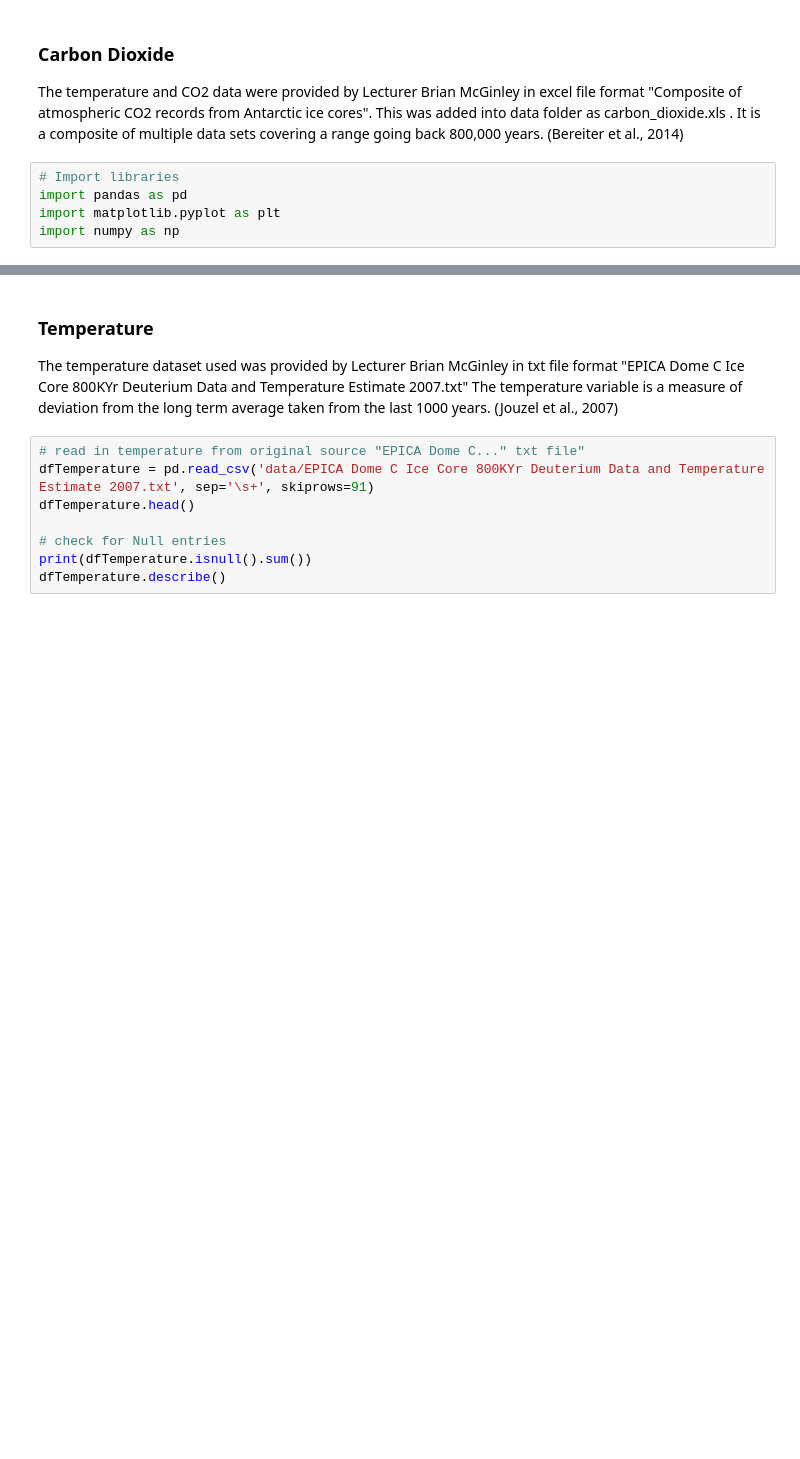
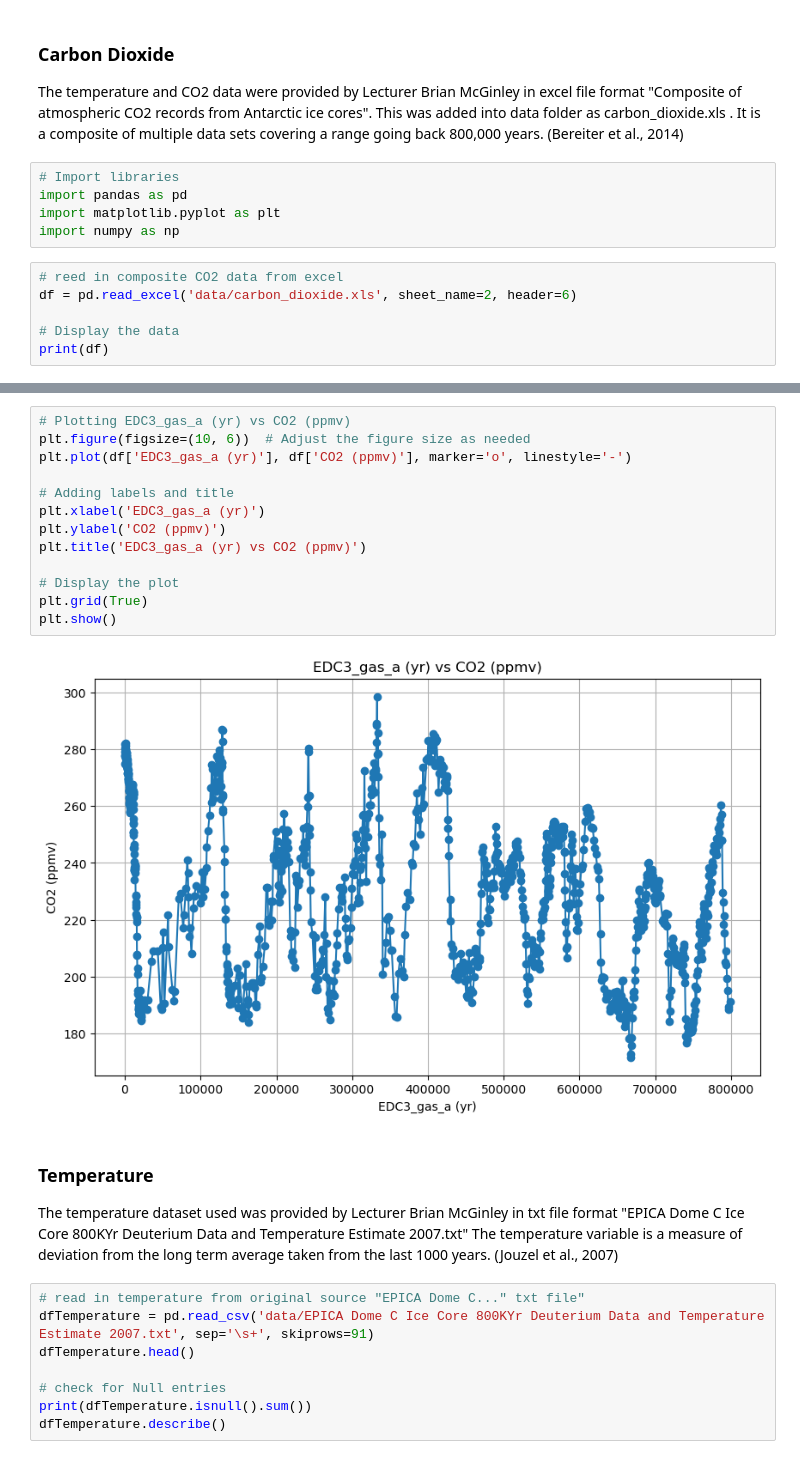
Before and after one commit to Danny-MCD/PfDA_Project2, a Jupyter notebook: Climate_Data_Analysis.ipynb, the cells around one changed output, grey strips where cells are left out. Cells and saved outputs as stored; diff of their text form; blank space fills up the shorter version.

```diff
--- a/Climate_Data_Analysis.ipynb
+++ b/Climate_Data_Analysis.ipynb
@@ -19,3 +19,9 @@ The temperature and CO2 data were provided by Lecturer Brian McGinley in excel f
 import pandas as pd
 import matplotlib.pyplot as plt
 import numpy as np
+# %%
+# reed in composite CO2 data from excel
+df = pd.read_excel('data/carbon_dioxide.xls', sheet_name=2, header=6)
+
+# Display the data
+print(df)
@@ -22,3 +43,18 @@ import numpy as np
+# %%
+# Plotting EDC3_gas_a (yr) vs CO2 (ppmv)
+plt.figure(figsize=(10, 6))  # Adjust the figure size as needed
+plt.plot(df['EDC3_gas_a (yr)'], df['CO2 (ppmv)'], marker='o', linestyle='-')
+
+# Adding labels and title
+plt.xlabel('EDC3_gas_a (yr)')
+plt.ylabel('CO2 (ppmv)')
+plt.title('EDC3_gas_a (yr) vs CO2 (ppmv)')
+
+# Display the plot
+plt.grid(True)
+plt.show()
+# %% [output]
+[figure, added]
 # %% [markdown]
 ### Temperature
 The temperature dataset used was provided by Lecturer Brian McGinley in txt file format "EPICA Dome C Ice Core 800KYr Deuterium Data and Temperature Estimate 2007.txt" The temperature variable is a measure of deviation from the long term average taken from the last 1000 years. (Jouzel et al., 2007)
```
Also changed, not shown: parts of 3 cells of this notebook.
